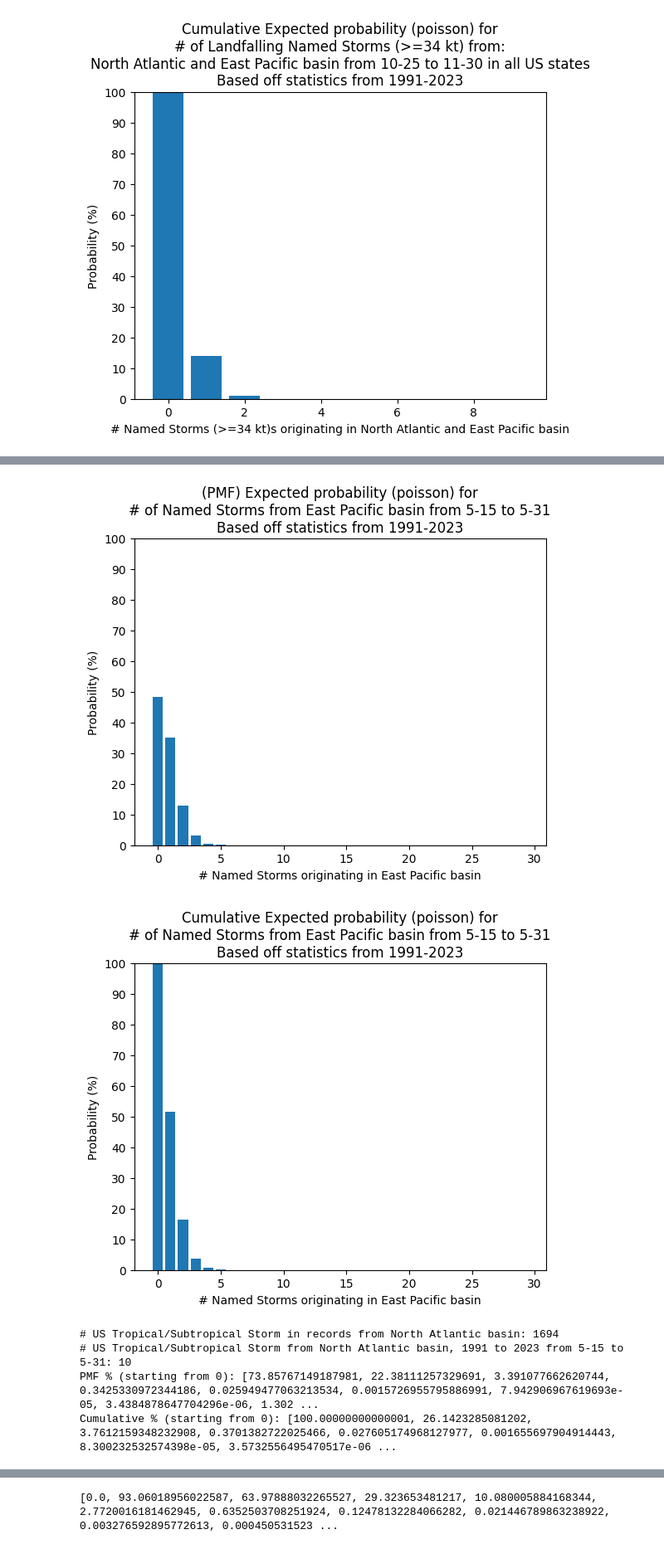
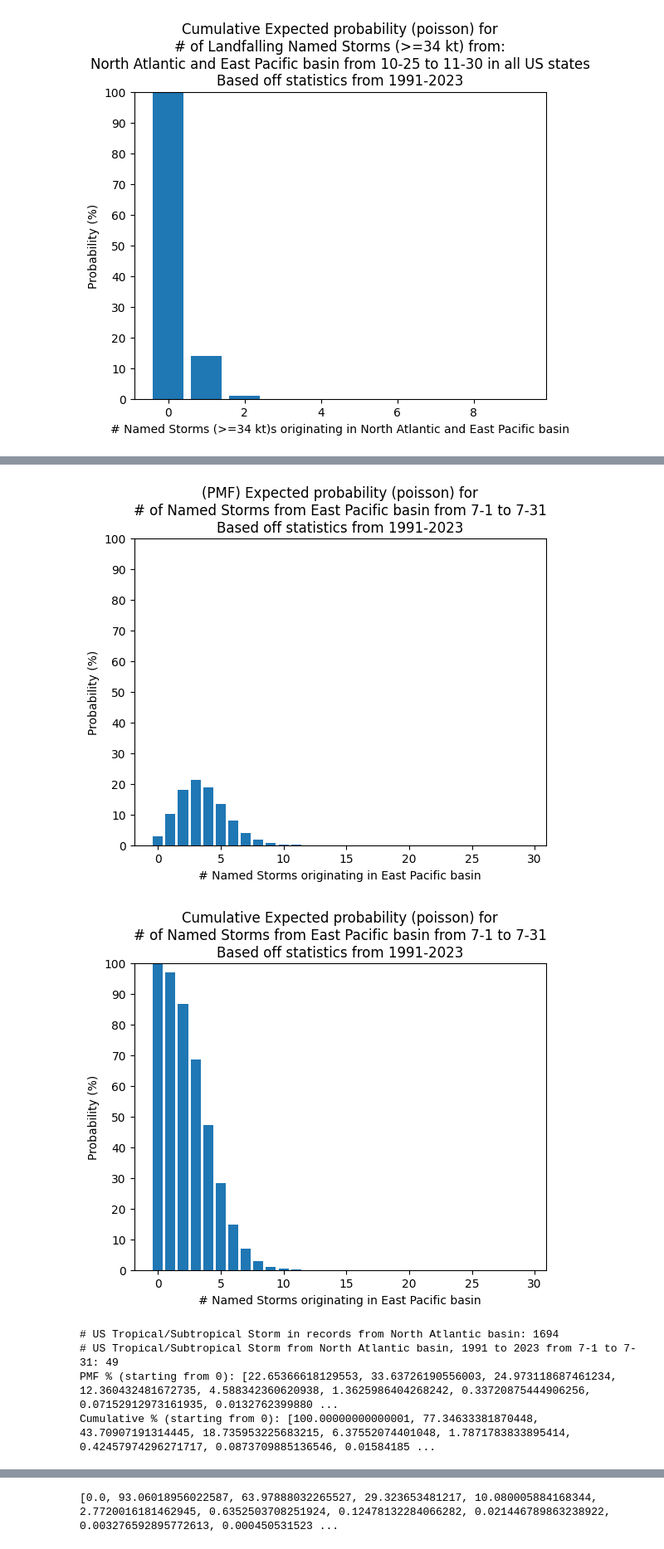
Before and after one commit to JRPdata/cyclone_climatology, a Jupyter notebook: cyclone_climatology.ipynb, the cells around one changed output, grey strips where cells are left out. Shown at 83% size. Saved outputs shown, nothing was run; the diff lists cells and outputs as text; code cells hidden in the pictures.

```diff
--- a/cyclone_climatology.ipynb
+++ b/cyclone_climatology.ipynb
@@ -840,9 +840,9 @@ start_month = None
 start_day = None
 end_month = None
 end_day = None
-start_month = 5
-start_day = 15
-end_month = 5
+start_month = 7
+start_day = 1
+end_month = 7
 end_day = 31
 # don't condition on states/landfall (don't check states)
 states=None
@@ -947,6 +947,6 @@ Cumulative % (starting from 0): [99.99999999999999, 51.677491881017446, 16.53384
-[figure, old version]
+[figure, new version]
-[figure, old version]
+[figure, new version]
 # US Tropical/Subtropical Storm in records from North Atlantic basin: 1694
-# US Tropical/Subtropical Storm from North Atlantic basin, 1991 to 2023 from 5-15 to 5-31: 10
-PMF % (starting from 0): [73.85767149187981, 22.38111257329691, 3.391077662620744, 0.3425330972344186, 0.025949477063213534, 0.0015726955795886991, 7.942906967619693e-05, 3.4384878647704296e-06, 1.302 ...
-Cumulative % (starting from 0): [100.00000000000001, 26.1423285081202, 3.7612159348232908, 0.3701382722025466, 0.027605174968127977, 0.001655697904914443, 8.300232532574398e-05, 3.5732556495470517e-06 ...
+# US Tropical/Subtropical Storm from North Atlantic basin, 1991 to 2023 from 7-1 to 7-31: 49
+PMF % (starting from 0): [22.65366618129553, 33.63726190556003, 24.973118687461234, 12.360432481672735, 4.588342360620938, 1.3625986404268242, 0.33720875444906256, 0.07152912973161935, 0.0132762399880 ...
+Cumulative % (starting from 0): [100.00000000000001, 77.34633381870448, 43.70907191314445, 18.735953225683215, 6.37552074401048, 1.7871783833895414, 0.42457974296271717, 0.0873709885136546, 0.01584185 ...
```
Also changed, not shown: parts of 8 cells of this notebook.
